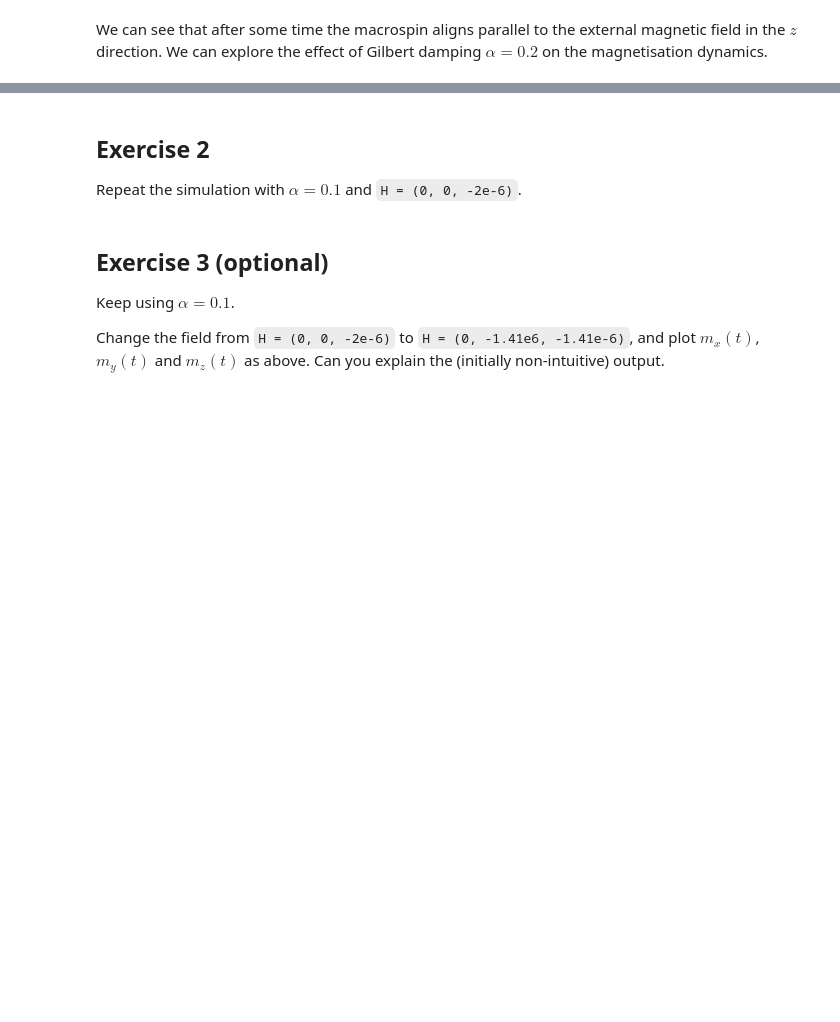
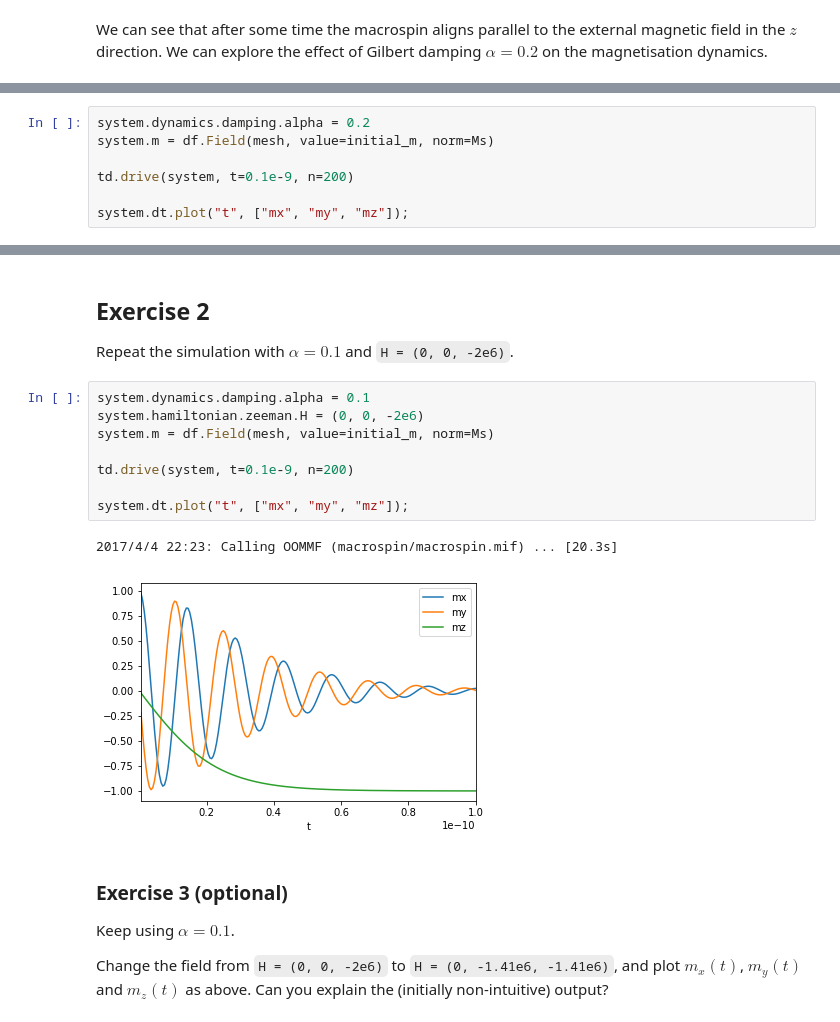
Before and after one commit to joommf-attic/tutorial, a Jupyter notebook: workshops/2017-04-05-IOPMagnetism2017/tutorial3_dynamics.ipynb, the cells around one changed output, grey strips where cells are left out. Cells and saved outputs as stored; diff of their text form; blank space fills up the shorter version.

```diff
--- a/workshops/2017-04-05-IOPMagnetism2017/tutorial3_dynamics.ipynb
+++ b/workshops/2017-04-05-IOPMagnetism2017/tutorial3_dynamics.ipynb
@@ -111,2 +111,9 @@ system.dt.plot("t", ["mx", "my", "mz"]);
 
 By looking at the previous example, explore the magnetisation dynamics for $\alpha=0.005$ in the following code cell.
+# %%
+system.dynamics.damping.alpha = 0.2
+system.m = df.Field(mesh, value=initial_m, norm=Ms)
+
+td.drive(system, t=0.1e-9, n=200)
+
+system.dt.plot("t", ["mx", "my", "mz"]);
@@ -113,11 +123,22 @@ By looking at the previous example, explore the magnetisation dynamics for $\alp
 # %% [markdown]
 ## Exercise 2
 
-Repeat the simulation with $\alpha=0.1$ and `H = (0, 0, -2e-6)`.
+Repeat the simulation with $\alpha=0.1$ and `H = (0, 0, -2e6)`.
+# %%
+system.dynamics.damping.alpha = 0.1
+system.hamiltonian.zeeman.H = (0, 0, -2e6)
+system.m = df.Field(mesh, value=initial_m, norm=Ms)
+
+td.drive(system, t=0.1e-9, n=200)
+
+system.dt.plot("t", ["mx", "my", "mz"]);
+# %% [output]
+2017/4/4 22:23: Calling OOMMF (macrospin/macrospin.mif) ... [20.3s]
+[figure, added]
 # %% [markdown]
-## Exercise 3 (optional)
+### Exercise 3 (optional)
 
 Keep using $\alpha=0.1$.
 
-Change the field from `H = (0, 0, -2e-6)` to `H = (0, -1.41e6, -1.41e-6)`, and plot
-$m_x(t)$, $m_y(t)$ and $m_z(t)$ as above. Can you explain the (initially non-intuitive) output.
+Change the field from `H = (0, 0, -2e6)` to `H = (0, -1.41e6, -1.41e6)`, and plot
+$m_x(t)$, $m_y(t)$ and $m_z(t)$ as above. Can you explain the (initially non-intuitive) output?
```
Also changed, not shown: parts of 5 cells of this notebook, 6 other files.
